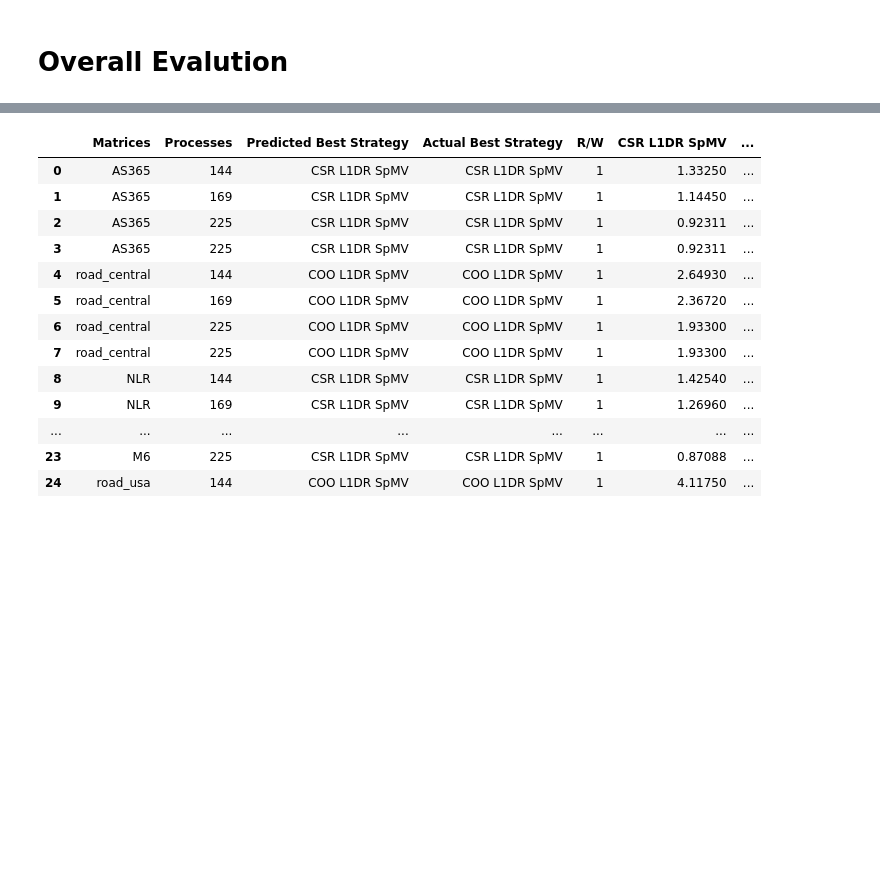
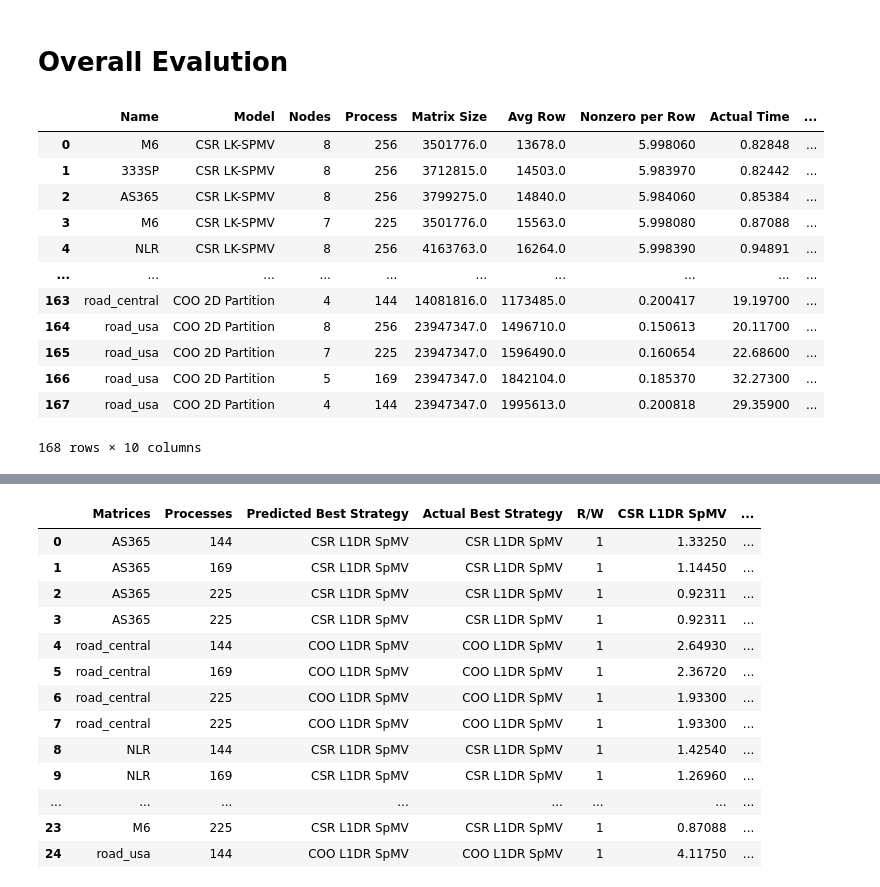
Before and after one commit to marufdsi/ConferencePapers, a Jupyter notebook: ICPP2021/PlotsGenerator.ipynb, the cells around one changed output, grey strips where cells are left out. Saved outputs shown, nothing was run; the diff lists cells and outputs as text; code cells hidden in the pictures; blank space fills up the shorter version.

```diff
--- a/ICPP2021/PlotsGenerator.ipynb
+++ b/ICPP2021/PlotsGenerator.ipynb
@@ -2417,7 +2600,7 @@ train_y = np.array(csr_lk_train_data[column])
 test_y = np.array(csr_lk_test_data[column])
 
 # best_param = _train_model(X, train_y)
-csr_lk_gather_best_param = {"C" : 30000, "epsilon": 0.2}
+csr_lk_gather_best_param = {"C" : 1000000, "epsilon": 0.9}
 svr_model = SVR(kernel='poly', C=csr_lk_gather_best_param['C'], gamma='auto', degree=3, epsilon=csr_lk_gather_best_param['epsilon'], coef0=1)
 svr_model.fit(X, train_y)
 y_pred = svr_model.predict(csr_lk_test_X)
@@ -2864,14 +3069,34 @@ coo_dyn_lk_comm_pred = coo_dyn_lk_comm_pred.sort_values(by=["Name", "Nodes", "Pr
 coo_lk_matmul_pred["MpiCommTime"] = coo_dyn_lk_comm_pred["Predicted Time"]/1000
 coo_lk_matmul_pred["TotalPredictedTime"] = coo_lk_matmul_pred["PredictedTime"] + coo_lk_matmul_pred["MpiCommTime"]
 coo_lk_matmul_pred["TotalError"] = abs(coo_lk_matmul_pred["TotalPredictedTime"] - coo_lk_matmul_pred["AvgTime"])/csr_lk_matmul_pred["AvgTime"]*100
-for m,m_data in coo_lk_matmul_pred.groupby("Name"):
-    print("\multirow{4}{*}{" + m + "}", end=" ")
-    cnt = 1
-    for i,r in m_data.iterrows():
-        if cnt == 4:
-            print( " & ", r["Nodes"], " & ", r["nProcess"], " & ", '{0:,.1E}'.format(r["AvgTime"]), " & ", '{0:,.1E}'.format(r["TotalPredictedTime"]), " & ", '{0:,.1f}'.format(r["TotalError"])+"\% \\\\ \hline")
-        else:
-            print( " & ", r["Nodes"], " & ", r["nProcess"], " & ", '{0:,.1E}'.format(r["AvgTime"]), " & ", '{0:,.1E}'.format(r["TotalPredictedTime"]), " & ", '{0:,.1f}'.format(r["TotalError"])+"\% \\\\ \cline{2-6}")
-        cnt += 1
+
+with open("table/bench_model_local_coo_1d_info.tex", 'w', encoding = 'utf-8') as f:
+    f.write("\\begin{tabular}[c]{| l | c | c | c | c | c |} \n")
+    f.write("\\hline \n")
+    f.write("\\multirow{2}{*}{Matrices} & \\multirow{2}{*}{Nodes} & \\multirow{2}{*}{Processes} & \\multicolumn{2}{| c |}{Time(s)} & \\multirow{2}{*}{Error\%} \\\\ \\cline{4-5} \n")
+    f.write("  &  &  & Actual & Predicted &  \\\\ \\hline \n")
+    for m,m_data in coo_lk_matmul_pred.groupby("Name"):
+        size = len(m_data)
+        tokens = m.split("_")
+        name = tokens[0]
+        j=1
+        for j in range(len(tokens)-1):
+            name += "\_" + tokens[j]
+            j += 1
+        print("\multirow{" + str(size) + "}{*}{" + name + "}", end=" ")
+        f.write("\multirow{" + str(size) + "}{*}{" + name + "} ")
+        cnt = 1
+        for i,r in m_data.iterrows():
+            print( " & ", r["Nodes"], " & ", r["nProcess"], " & ", '{0:,.1E}'.format(r["AvgTime"]), " & ", '{0:,.1E}'.format(r["TotalPredictedTime"]), " & ", '{0:,.1f}'.format(r["TotalError"]), end=" ")
+            f.write(" & " + str(r["Nodes"]) + " & " + str(r["nProcess"]) + " & " + '{0:,.1E}'.format(r["AvgTime"]) + " & " + '{0:,.1E}'.format(r["TotalPredictedTime"]) + " & " + '{0:,.1f}'.format(r["TotalError"]))
+            if cnt == size:
+                print("\% \\\\ \hline")
+                f.write("\% \\\\ \hline \n")
+            else:
+                print("\% \\\\ \cline{2-6}")
+                f.write("\% \\\\ \cline{2-6} \n")
+            cnt += 1
+    f.write("\\end{tabular} \n")
+
 print("Max Error: ", coo_lk_matmul_pred["TotalError"].max(), " Avg Error: ", coo_lk_matmul_pred["TotalError"].mean())
 # %% [output]
@@ -3657,6 +3882,21 @@ max error:  16.135242984077387  avg error:  5.2696279878279535
 # %%
 svr_pred = pd.concat([csr_dyn_lk_spmv_pred, coo_dyn_lk_spmv_pred, csr_dyn_gk_spmv_pred, coo_dyn_gk_spmv_pred, csr_dyn_2d_pred, coo_dyn_2d_pred])
 svr_pred = svr_pred.reset_index(drop=True)
+svr_pred
+# %% [output]
+|  | Name | Model | Nodes | Process | Matrix Size | Avg Row | Nonzero per Row | Actual Time | ... |
+| 0 | M6 | CSR LK-SPMV | 8 | 256 | 3501776.0 | 13678.0 | 5.998060 | 0.82848 | ... |
+| 1 | 333SP | CSR LK-SPMV | 8 | 256 | 3712815.0 | 14503.0 | 5.983970 | 0.82442 | ... |
+| 2 | AS365 | CSR LK-SPMV | 8 | 256 | 3799275.0 | 14840.0 | 5.984060 | 0.85384 | ... |
+| 3 | M6 | CSR LK-SPMV | 7 | 225 | 3501776.0 | 15563.0 | 5.998080 | 0.87088 | ... |
+| 4 | NLR | CSR LK-SPMV | 8 | 256 | 4163763.0 | 16264.0 | 5.998390 | 0.94891 | ... |
+| ... | ... | ... | ... | ... | ... | ... | ... | ... | ... |
+| 163 | road_central | COO 2D Partition | 4 | 144 | 14081816.0 | 1173485.0 | 0.200417 | 19.19700 | ... |
+| 164 | road_usa | COO 2D Partition | 8 | 256 | 23947347.0 | 1496710.0 | 0.150613 | 20.11700 | ... |
+| 165 | road_usa | COO 2D Partition | 7 | 225 | 23947347.0 | 1596490.0 | 0.160654 | 22.68600 | ... |
+| 166 | road_usa | COO 2D Partition | 5 | 169 | 23947347.0 | 1842104.0 | 0.185370 | 32.27300 | ... |
+| 167 | road_usa | COO 2D Partition | 4 | 144 | 23947347.0 | 1995613.0 | 0.200818 | 29.35900 | ... |
+168 rows × 10 columns
 # %%
 svr_pred = svr_pred.sort_values(by=["Name"]).reset_index(drop=True)
 models = ["CSR LK-SPMV", "COO LK-SPMV", "CSR GK-SPMV", "COO GK-SPMV", "CSR 2D Partition", "COO 2D Partition"]
```
Also changed, not shown: parts of 24 cells of this notebook, 28 other files.
